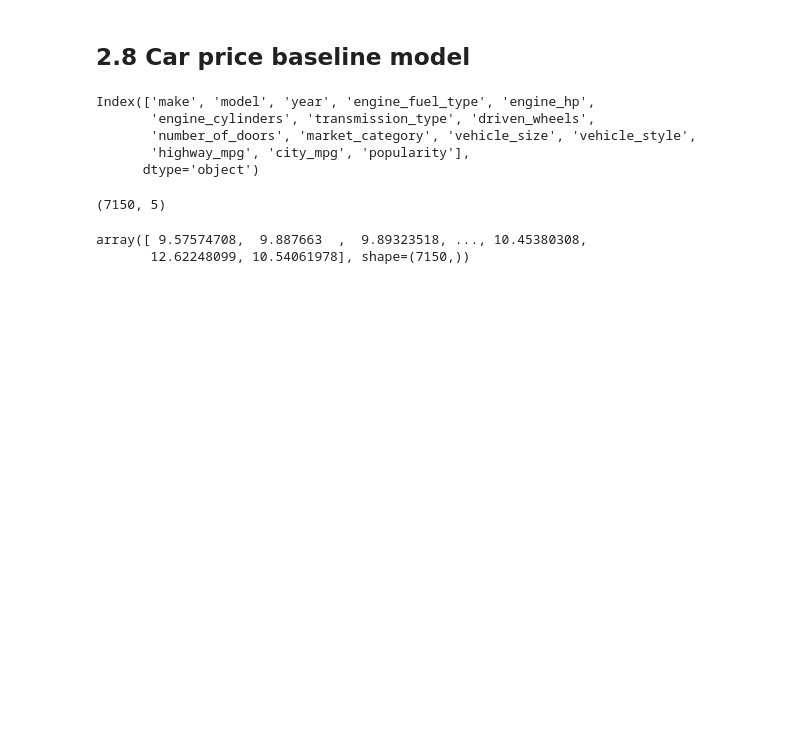
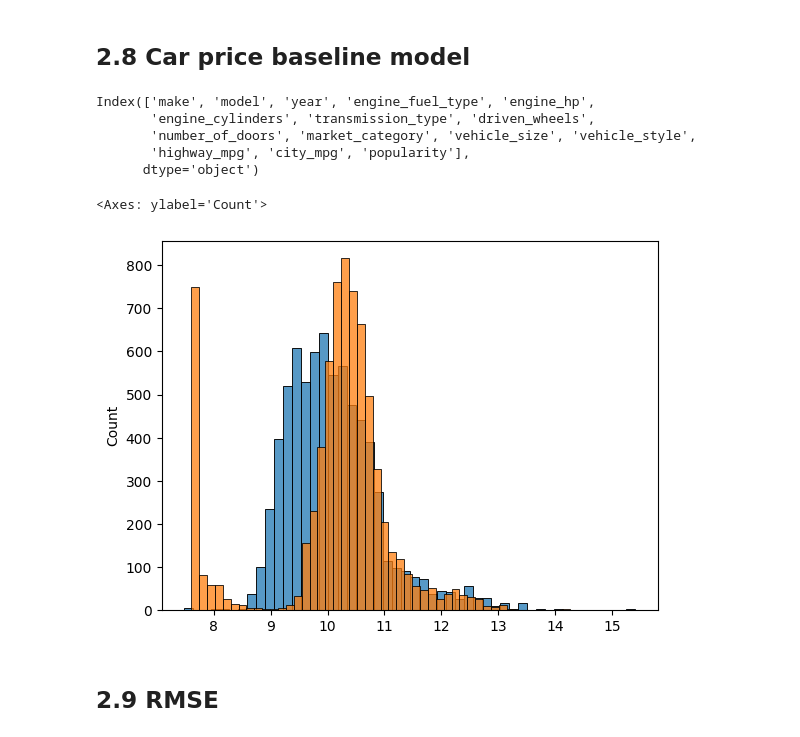
Before and after one commit to chefgoldbloom/ml_zoomcamp, a Jupyter notebook: 02-regression/02-notes.ipynb, the cells around one changed output. Cells and saved outputs as stored; diff of their text form; code cells hidden in the pictures; blank space fills up the shorter version.

```diff
--- a/02-regression/02-notes.ipynb
+++ b/02-regression/02-notes.ipynb
@@ -494,13 +494,14 @@ Index(['make', 'model', 'year', 'engine_fuel_type', 'engine_hp',
 # %%
 # use some numerical type columns
 base = ['engine_hp','engine_cylinders','highway_mpg', 'city_mpg', 'popularity']
+X_train = df_train[base].fillna(0).values
+w0, w = train_linear_regression(X_train,y_train)
+y_pred = w0 + X_train.dot(w)
-# %%
-X_train = df_train[base].values
-X_train.shape
-# %% [output]
-(7150, 5)
-# %%
-y_train
-# %% [output]
-array([ 9.57574708,  9.887663  ,  9.89323518, ..., 10.45380308,
-       12.62248099, 10.54061978], shape=(7150,))
+# %%
+sns.histplot(y_pred, bins=50)
+sns.histplot(y_train, bins=50)
+# %% [output]
+<Axes: ylabel='Count'>
+[figure, added]
+# %% [markdown]
+## 2.9 RMSE
```
Also changed, not shown: parts of 79 cells of this notebook.
